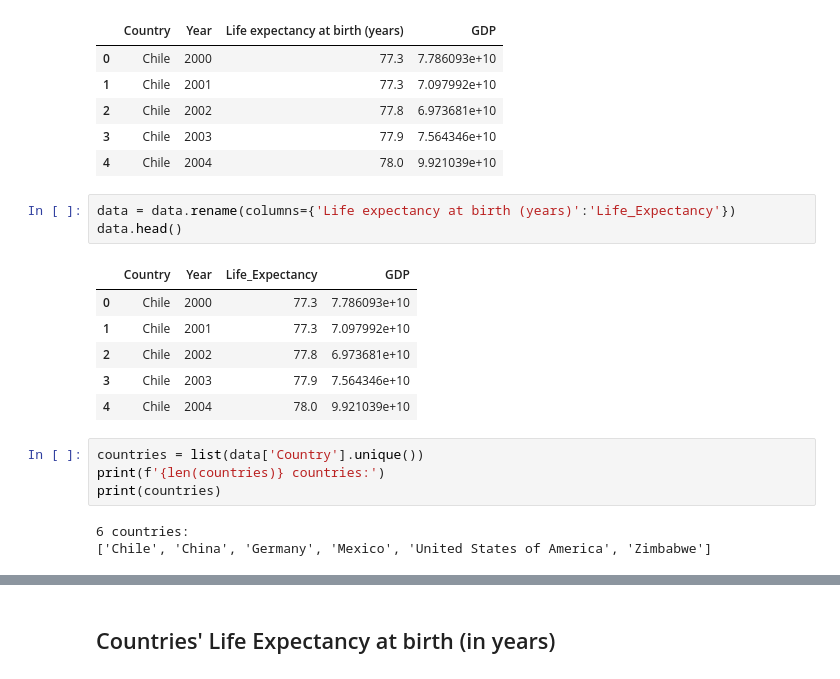
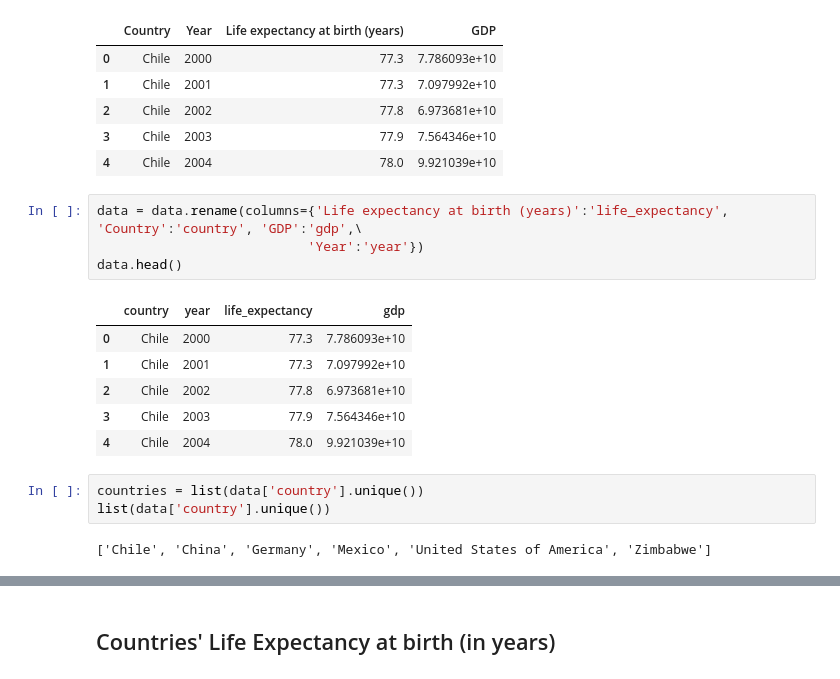
Before and after one commit to gabrielafichtner/gdp_life_expectancy, a Jupyter notebook: code/life_expectancy_gdp.ipynb, the cells around one changed output, grey strips where cells are left out. Drawn from its saved outputs; the diff is of its cells as text.

```diff
--- a/code/life_expectancy_gdp.ipynb
+++ b/code/life_expectancy_gdp.ipynb
@@ -19,19 +25,18 @@ data.head()
 | 3 | Chile | 2003 | 77.9 | 7.564346e+10 |
 | 4 | Chile | 2004 | 78.0 | 9.921039e+10 |
 # %%
-data = data.rename(columns={'Life expectancy at birth (years)':'Life_Expectancy'})
+data = data.rename(columns={'Life expectancy at birth (years)':'life_expectancy', 'Country':'country', 'GDP':'gdp',\
+                           'Year':'year'})
 data.head()
 # %% [output]
-|  | Country | Year | Life_Expectancy | GDP |
+|  | country | year | life_expectancy | gdp |
 | 0 | Chile | 2000 | 77.3 | 7.786093e+10 |
 | 1 | Chile | 2001 | 77.3 | 7.097992e+10 |
 | 2 | Chile | 2002 | 77.8 | 6.973681e+10 |
 | 3 | Chile | 2003 | 77.9 | 7.564346e+10 |
 | 4 | Chile | 2004 | 78.0 | 9.921039e+10 |
-# %%
-countries = list(data['Country'].unique())
-print(f'{len(countries)} countries:')
-print(countries)
-# %% [output]
-6 countries:
-['Chile', 'China', 'Germany', 'Mexico', 'United States of America', 'Zimbabwe']
+# %%
+countries = list(data['country'].unique())
+list(data['country'].unique())
+# %% [output]
+['Chile', 'China', 'Germany', 'Mexico', 'United States of America', 'Zimbabwe']
```
Also changed, not shown: parts of 21 cells of this notebook.
